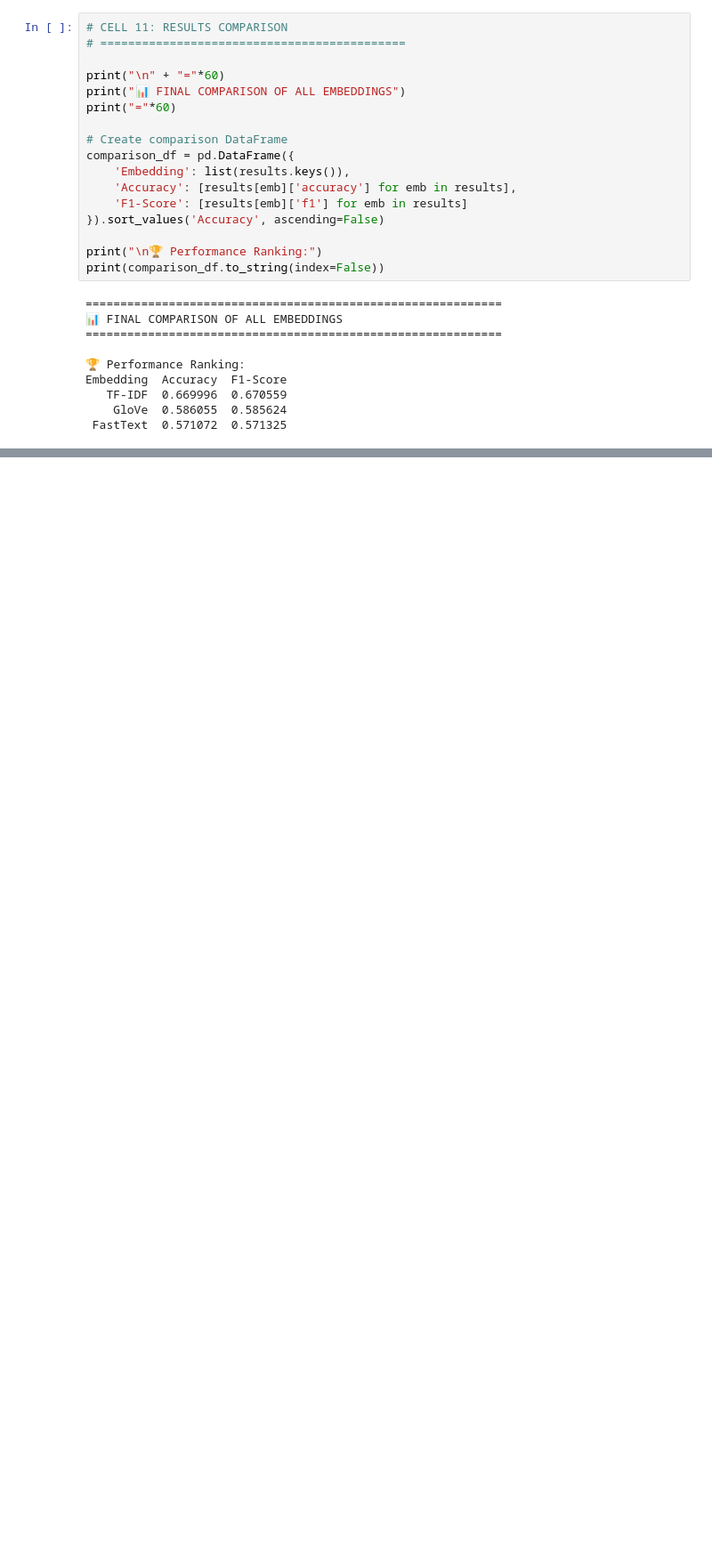
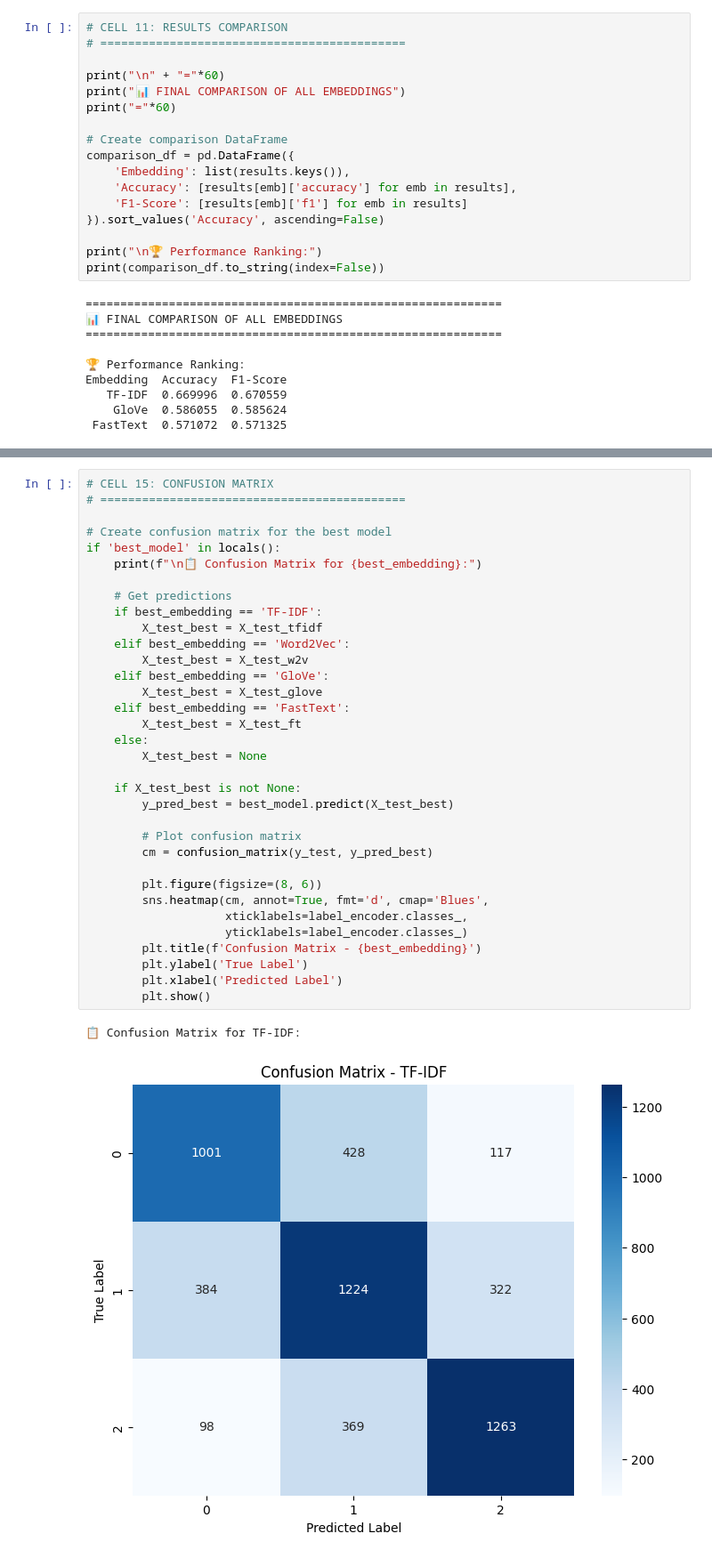
Before and after one commit to ChristianIshimwe7/Group1_formative2_textClassification, a Jupyter notebook: Notebooks/Logstc_regsn_IshiChris.ipynb, the cells around one changed output, grey strips where cells are left out. Shown at 89% size. Saved outputs shown, nothing was run; the diff lists cells and outputs as text; blank space fills up the shorter version.

```diff
--- a/Notebooks/Logstc_regsn_IshiChris.ipynb
+++ b/Notebooks/Logstc_regsn_IshiChris.ipynb
@@ -902,0 +720,37 @@ Using X_test_tfidf for testing
+# %%
+# CELL 15: CONFUSION MATRIX
+# ============================================
+
+# Create confusion matrix for the best model
+if 'best_model' in locals():
+    print(f"\n📋 Confusion Matrix for {best_embedding}:")
+
+    # Get predictions
+    if best_embedding == 'TF-IDF':
+        X_test_best = X_test_tfidf
+    elif best_embedding == 'Word2Vec':
+        X_test_best = X_test_w2v
+    elif best_embedding == 'GloVe':
+        X_test_best = X_test_glove
+    elif best_embedding == 'FastText':
+        X_test_best = X_test_ft
+    else:
+        X_test_best = None
+
+    if X_test_best is not None:
+        y_pred_best = best_model.predict(X_test_best)
+
+        # Plot confusion matrix
+        cm = confusion_matrix(y_test, y_pred_best)
+
+        plt.figure(figsize=(8, 6))
+        sns.heatmap(cm, annot=True, fmt='d', cmap='Blues',
+                    xticklabels=label_encoder.classes_,
+                    yticklabels=label_encoder.classes_)
+        plt.title(f'Confusion Matrix - {best_embedding}')
+        plt.ylabel('True Label')
+        plt.xlabel('Predicted Label')
+        plt.show()
+# %% [output]
+📋 Confusion Matrix for TF-IDF:
+[figure, added]
```
Also changed, not shown: parts of 14 cells of this notebook.
